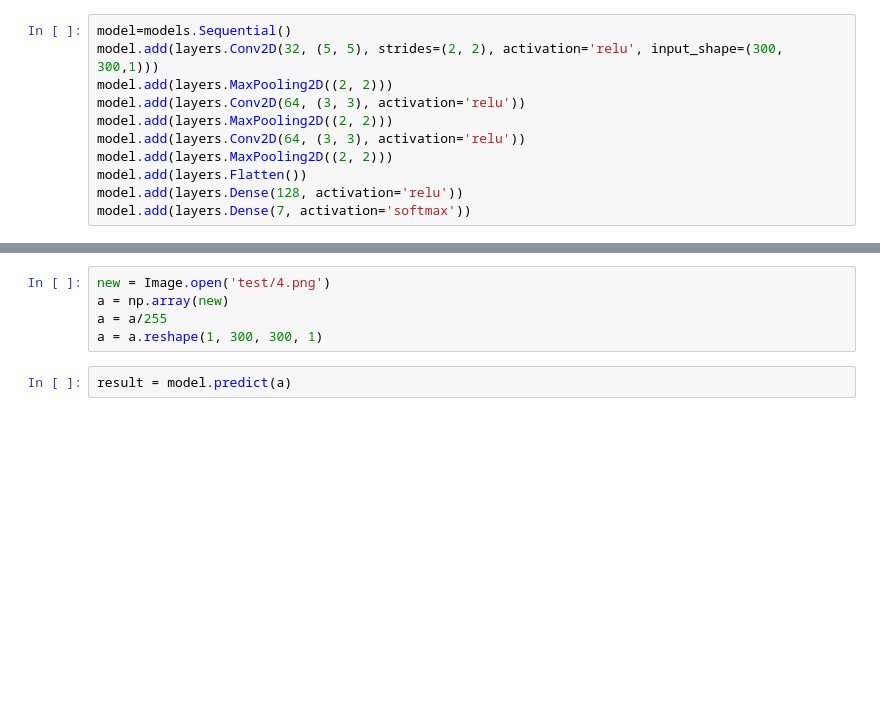
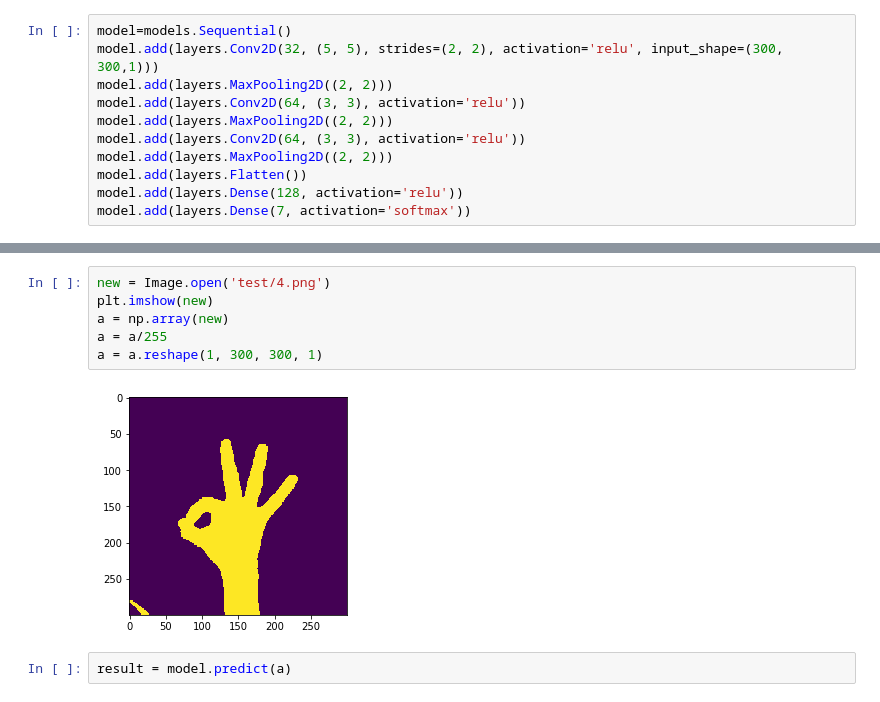
Before and after one commit to rinem/real-time-gesture-detection, a Jupyter notebook: model.ipynb, the cells around one changed output, grey strips where cells are left out. Saved outputs shown, nothing was run; the diff lists cells and outputs as text; blank space fills up the shorter version.

```diff
--- a/model.ipynb
+++ b/model.ipynb
@@ -145,8 +193,11 @@ Accuracy:0.9880952380952381
 # %%
 new = Image.open('test/4.png')
+plt.imshow(new)
 a = np.array(new)
 a = a/255
 a = a.reshape(1, 300, 300, 1)
+# %% [output]
+[figure, added]
 # %%
 result = model.predict(a)
 # %%
```
Also changed, not shown: parts of 14 cells of this notebook, 3 other files.
